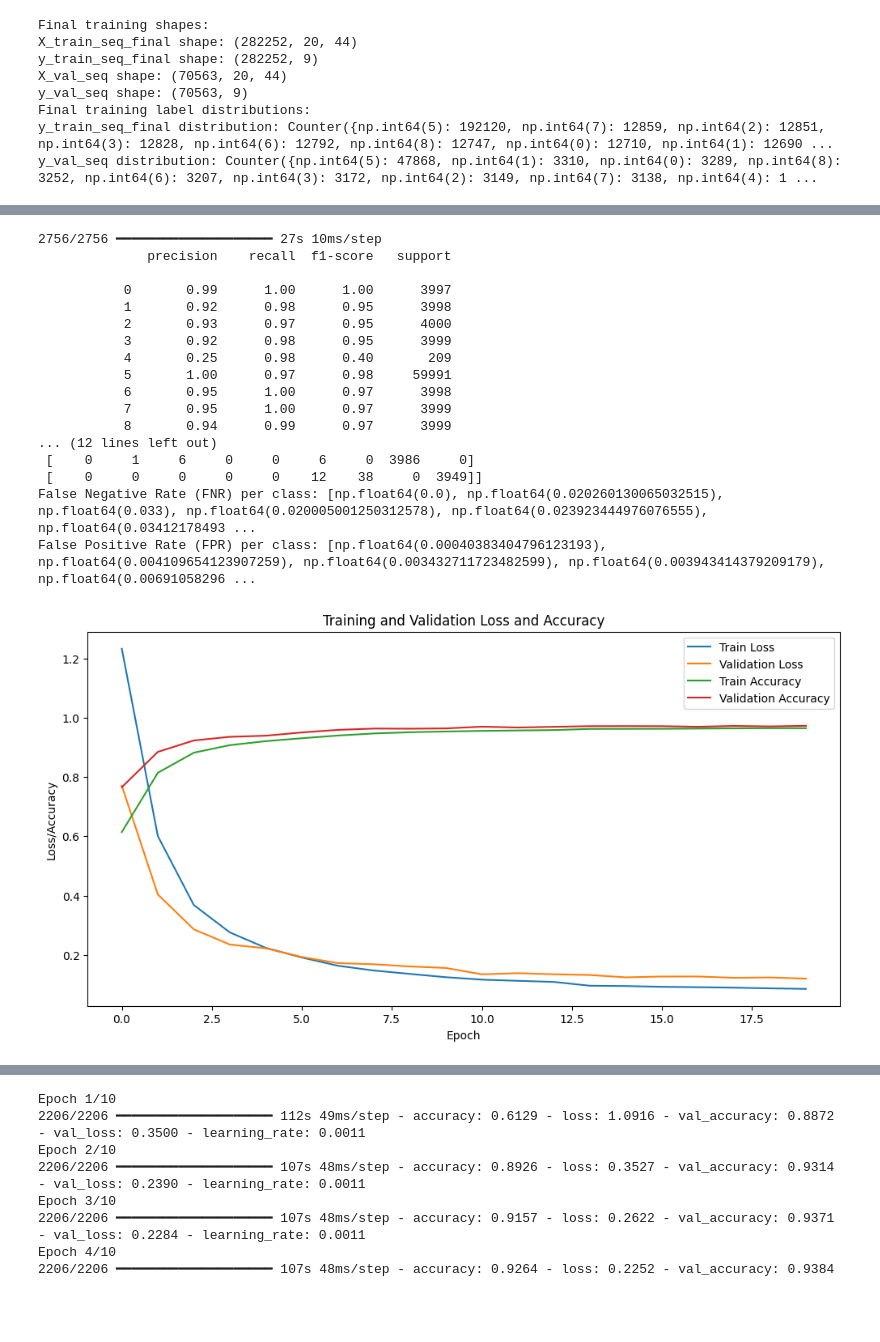
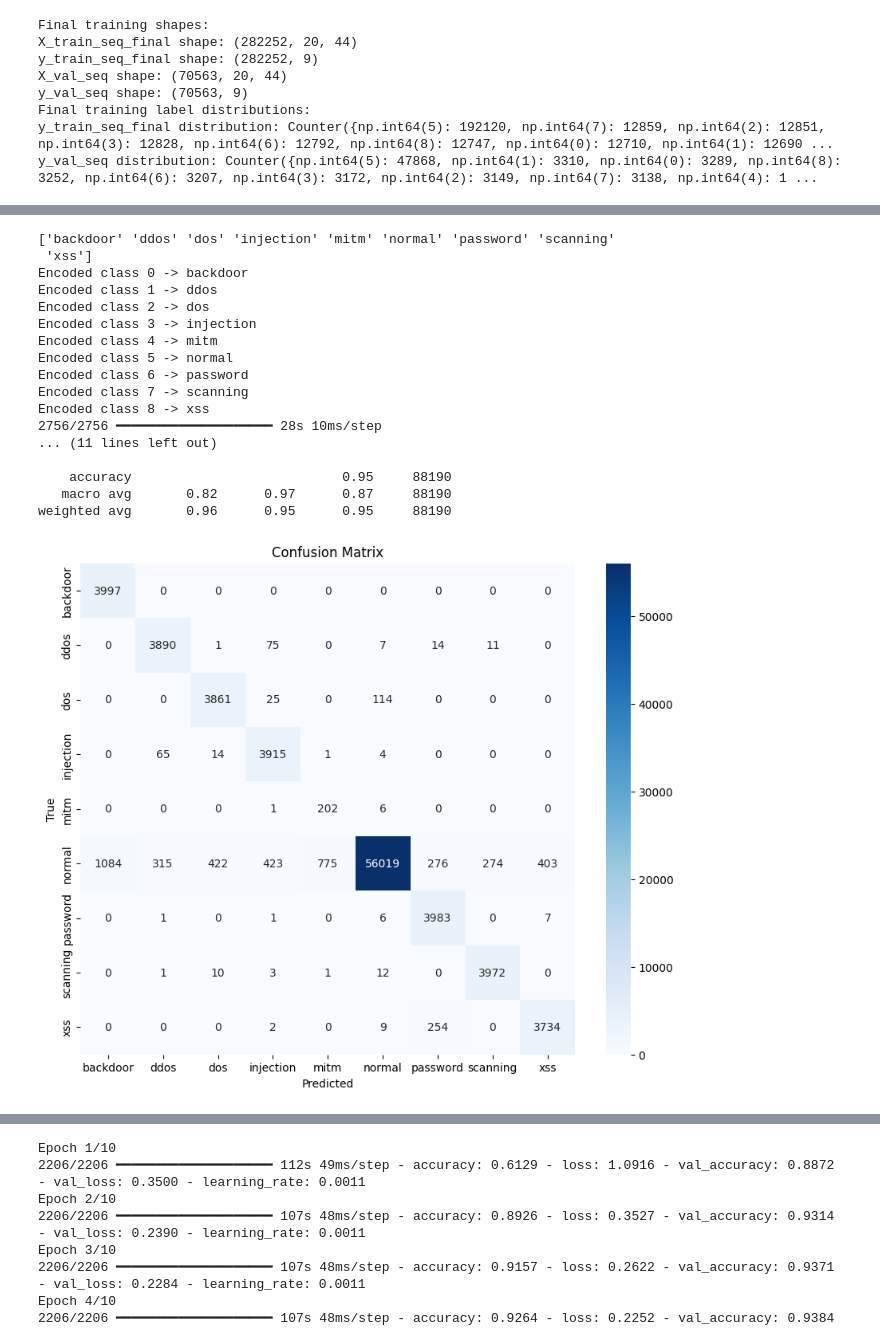
Before and after one commit to jineshsubedi/bilstm_thesis, a Jupyter notebook: 7thSep/ids_multi.ipynb, the cells around one changed output, grey strips where cells are left out. Drawn from its saved outputs; the diff is of its cells as text; code cells hidden in the pictures; blank space fills up the shorter version.

Commit message:
update multi

```diff
--- a/7thSep/ids_multi.ipynb
+++ b/7thSep/ids_multi.ipynb
@@ -342,13 +330,11 @@ reduce_lr = ReduceLROnPlateau(
     verbose=1
 )
 
-class_weights = compute_class_weight(
-    class_weight="balanced",
-    classes=np.arange(y_multiclass_onehot.shape[1]),
-    y=y_multiclass_onehot.argmax(axis=1)
-)
-class_weight_dict = dict(enumerate(class_weights))
-print("Class weights for training:", class_weight_dict)
+frequencies = np.sum(y_train_seq_final, axis=0)
+median_freq = np.median(frequencies)
+class_weights = {cls: median_freq / count for cls, count in enumerate(frequencies)}
+
+print("Class weights for training:", class_weights)
 
 # Train
 history = model.fit(
@@ -358,7 +344,7 @@ history = model.fit(
     batch_size=64,
     shuffle=False,  # Important for time series
     callbacks=[early_stopping, reduce_lr],
-    class_weight=class_weight_dict,
+    class_weight=class_weights,
     verbose=1
 )
 
@@ -410,4 +399,13 @@ Epoch 9/10
 # %%
+import seaborn as sns
+
+# original class labels (what was in df[TARGET_TYPE])
+print(type_encoder.classes_)
+
+# numeric codes assigned
+for i, cls in enumerate(type_encoder.classes_):
+    print(f"Encoded class {i} -> {cls}")
+
 
 # Print classification report
 y_pred_probs = model.predict(X_test_seq)
@@ -416,50 +414,66 @@ y_true_classes = y_test_seq.argmax(axis=1)
 print(classification_report(y_true_classes, y_pred_classes))
 
 #confusion matrix
 cm = confusion_matrix(y_true_classes, y_pred_classes)
-print(cm)
+
+plt.figure(figsize=(10, 8))
+sns.heatmap(cm, annot=True, fmt='d', cmap='Blues',
+            xticklabels=type_encoder.classes_,
+            yticklabels=type_encoder.classes_)
+plt.xlabel('Predicted')
+plt.ylabel('True')
+plt.title('Confusion Matrix')
+plt.show()
 
 # For multi-class, FNR and FPR are not simply tn, fp, fn, tp.
 # If you want per-class FNR/FPR:
 fnr = []
 fpr = []
 for i in range(cm.shape[0]):
     fn = cm[i, :].sum() - cm[i, i]
     tp = cm[i, i]
     fp = cm[:, i].sum() - cm[i, i]
     tn = cm.sum() - (tp + fn + fp)
     fnr.append(fn / (fn + tp) if (fn + tp) > 0 else 0)
     fpr.append(fp / (fp + tn) if (fp + tn) > 0 else 0)
-print("False Negative Rate (FNR) per class:", fnr)
-print("False Positive Rate (FPR) per class:", fpr)
+
+results_df = pd.DataFrame({
+    "Class": type_encoder.classes_,
+    "FNR": fnr,
+    "FPR": fpr
+})
+
+print(results_df.to_string(index=False))
+# print("False Negative Rate (FNR) per class:", fnr)
+# print("False Positive Rate (FPR) per class:", fpr)
 
 # plot validation loss and accuracy
 plt.figure(figsize=(12, 6))
 plt.plot(history.history['loss'], label='Train Loss')
 plt.plot(history.history['val_loss'], label='Validation Loss')
 plt.plot(history.history['accuracy'], label='Train Accuracy')
 plt.plot(history.history['val_accuracy'], label='Validation Accuracy')
 plt.title('Training and Validation Loss and Accuracy')
 plt.xlabel('Epoch')
 plt.ylabel('Loss/Accuracy')
 plt.legend()
 plt.show()
 # %% [output]
-2756/2756 ━━━━━━━━━━━━━━━━━━━━ 27s 10ms/step
-              precision    recall  f1-score   support
+['backdoor' 'ddos' 'dos' 'injection' 'mitm' 'normal' 'password' 'scanning'
+ 'xss']
+Encoded class 0 -> backdoor
+Encoded class 1 -> ddos
+Encoded class 2 -> dos
+Encoded class 3 -> injection
+Encoded class 4 -> mitm
+Encoded class 5 -> normal
+Encoded class 6 -> password
+Encoded class 7 -> scanning
+Encoded class 8 -> xss
+2756/2756 ━━━━━━━━━━━━━━━━━━━━ 28s 10ms/step
+... (11 lines left out)
 
-           0       0.99      1.00      1.00      3997
-           1       0.92      0.98      0.95      3998
-           2       0.93      0.97      0.95      4000
-           3       0.92      0.98      0.95      3999
-           4       0.25      0.98      0.40       209
-           5       1.00      0.97      0.98     59991
-           6       0.95      1.00      0.97      3998
-           7       0.95      1.00      0.97      3999
-           8       0.94      0.99      0.97      3999
-... (12 lines left out)
- [    0     1     6     0     0     6     0  3986     0]
- [    0     0     0     0     0    12    38     0  3949]]
-False Negative Rate (FNR) per class: [np.float64(0.0), np.float64(0.020260130065032515), np.float64(0.033), np.float64(0.020005001250312578), np.float64(0.023923444976076555), np.float64(0.03412178493 ...
-False Positive Rate (FPR) per class: [np.float64(0.00040383404796123193), np.float64(0.004109654123907259), np.float64(0.003432711723482599), np.float64(0.003943414379209179), np.float64(0.00691058296 ...
+    accuracy                           0.95     88190
+   macro avg       0.82      0.97      0.87     88190
+weighted avg       0.96      0.95      0.95     88190
-[figure, old version]
+[figure, new version]
```
Also changed, not shown: parts of 7 cells of this notebook, 1 other file.
